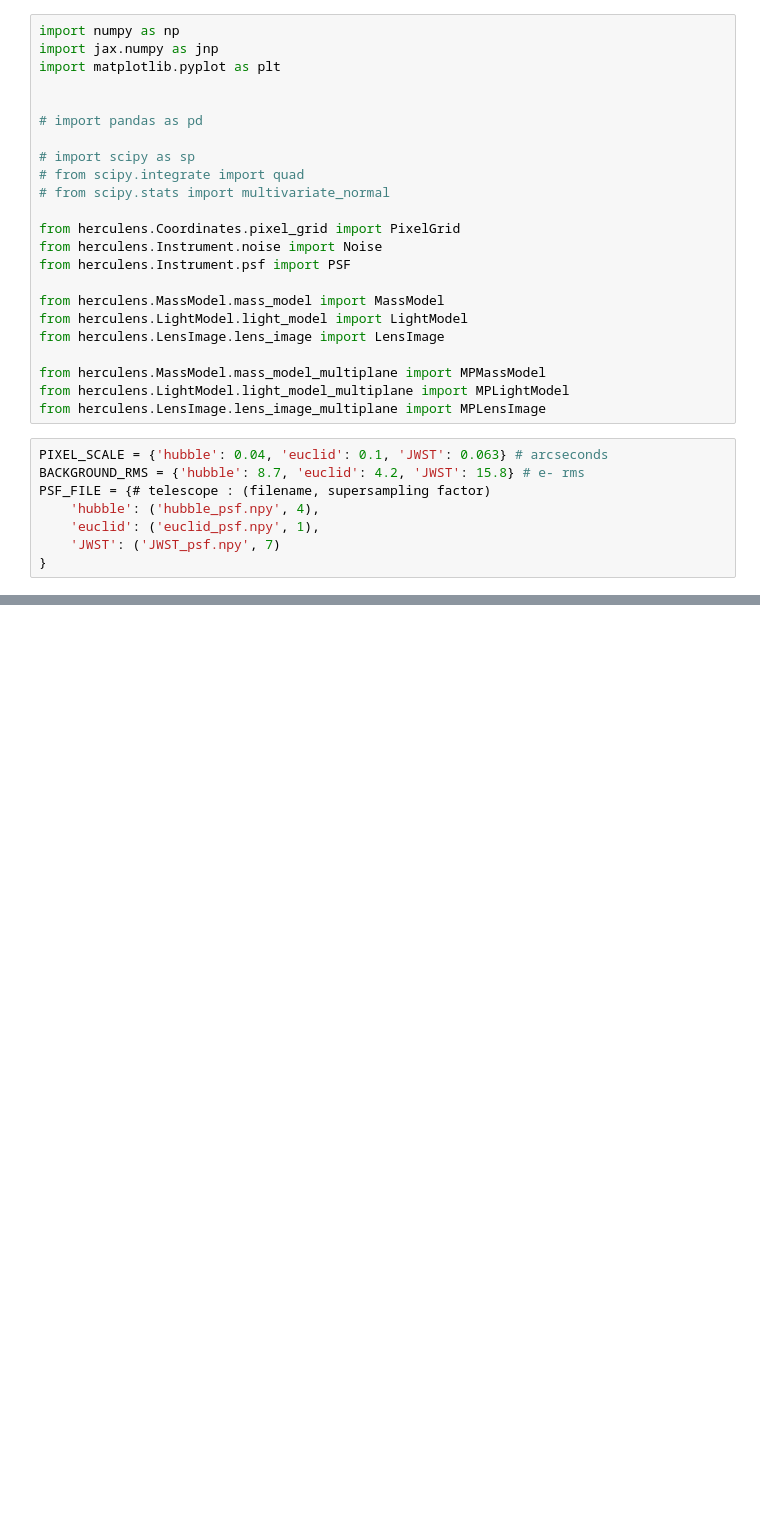
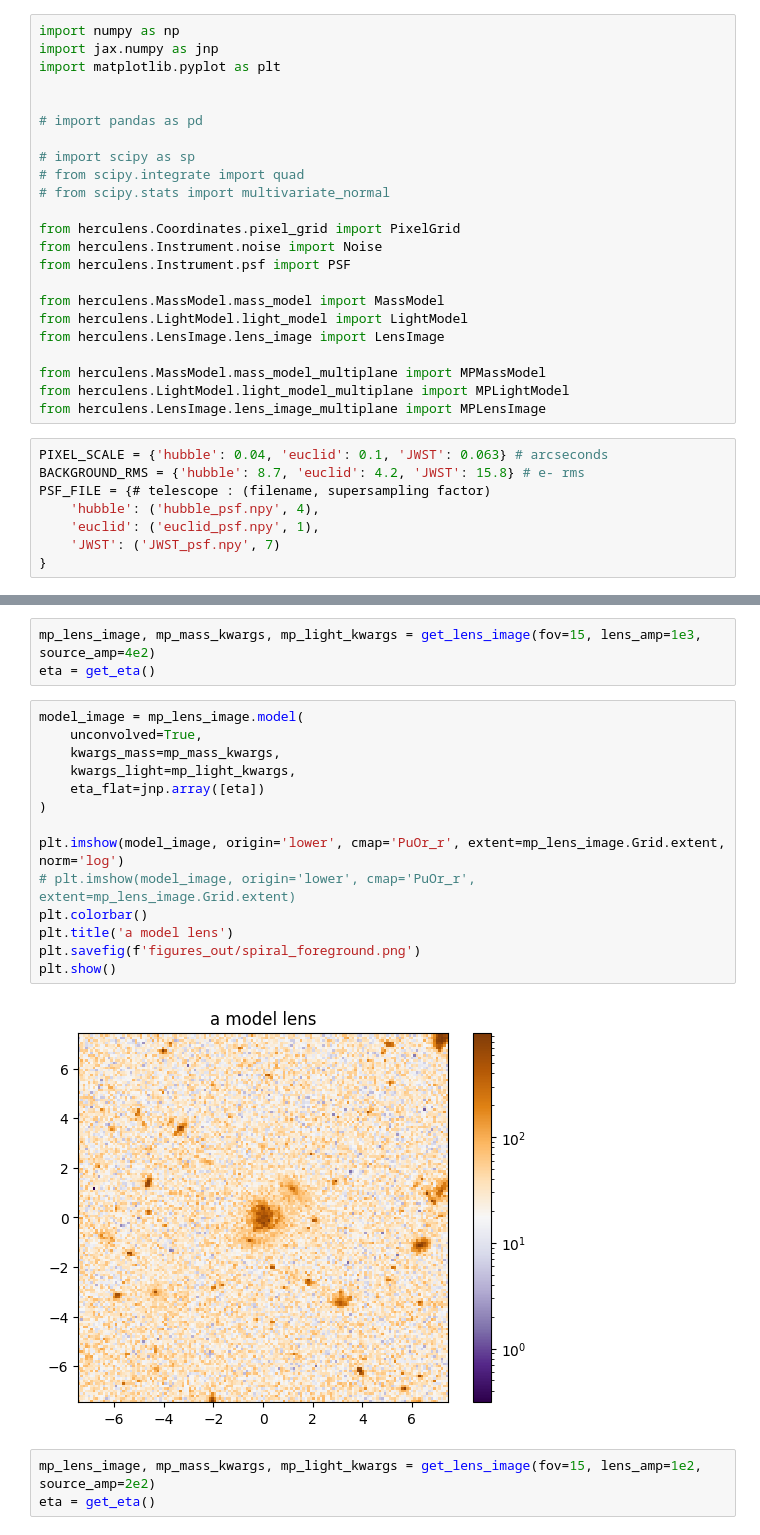
Before and after one commit to OliverRedhead/Gravitational-Lensing, a Jupyter notebook: wk3/double_source_oli/mutiplane_generator.ipynb, the cells around one changed output, grey strips where cells are left out. Drawn from its saved outputs; the diff is of its cells as text; blank space fills up the shorter version.

```diff
--- a/wk3/double_source_oli/mutiplane_generator.ipynb
+++ b/wk3/double_source_oli/mutiplane_generator.ipynb
@@ -280,0 +468,22 @@ Text(0.5, 1.0, 'a simulated lens')
+# %%
+mp_lens_image, mp_mass_kwargs, mp_light_kwargs = get_lens_image(fov=15, lens_amp=1e3, source_amp=4e2)
+eta = get_eta()
+# %%
+model_image = mp_lens_image.model(
+    unconvolved=True,
+    kwargs_mass=mp_mass_kwargs,
+    kwargs_light=mp_light_kwargs,
+    eta_flat=jnp.array([eta])
+)
+
+plt.imshow(model_image, origin='lower', cmap='PuOr_r', extent=mp_lens_image.Grid.extent, norm='log')
+# plt.imshow(model_image, origin='lower', cmap='PuOr_r', extent=mp_lens_image.Grid.extent)
+plt.colorbar()
+plt.title('a model lens')
+plt.savefig(f'figures_out/spiral_foreground.png')
+plt.show()
+# %% [output]
+[figure, added]
+# %%
+mp_lens_image, mp_mass_kwargs, mp_light_kwargs = get_lens_image(fov=15, lens_amp=1e2, source_amp=2e2)
+eta = get_eta()
```
Also changed, not shown: parts of 7 cells of this notebook, 49 other files.
